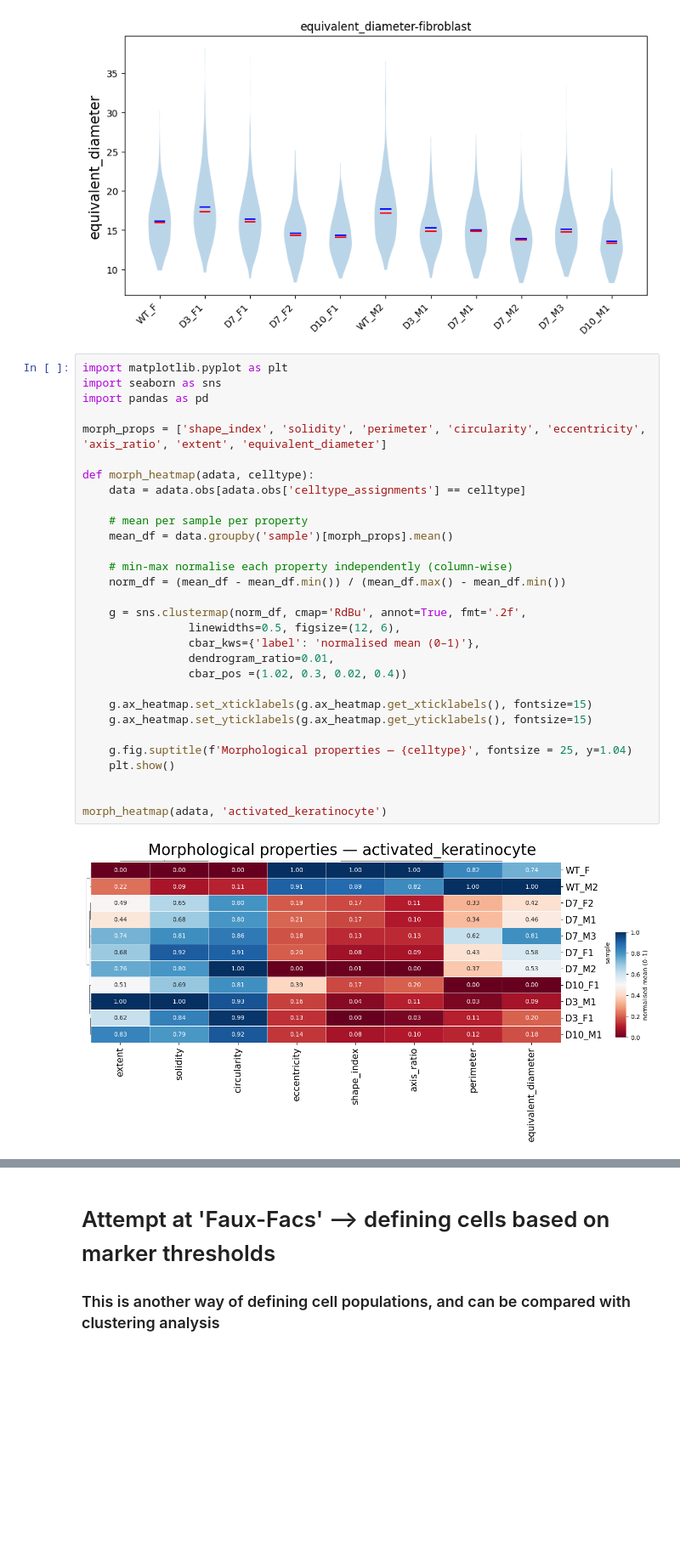
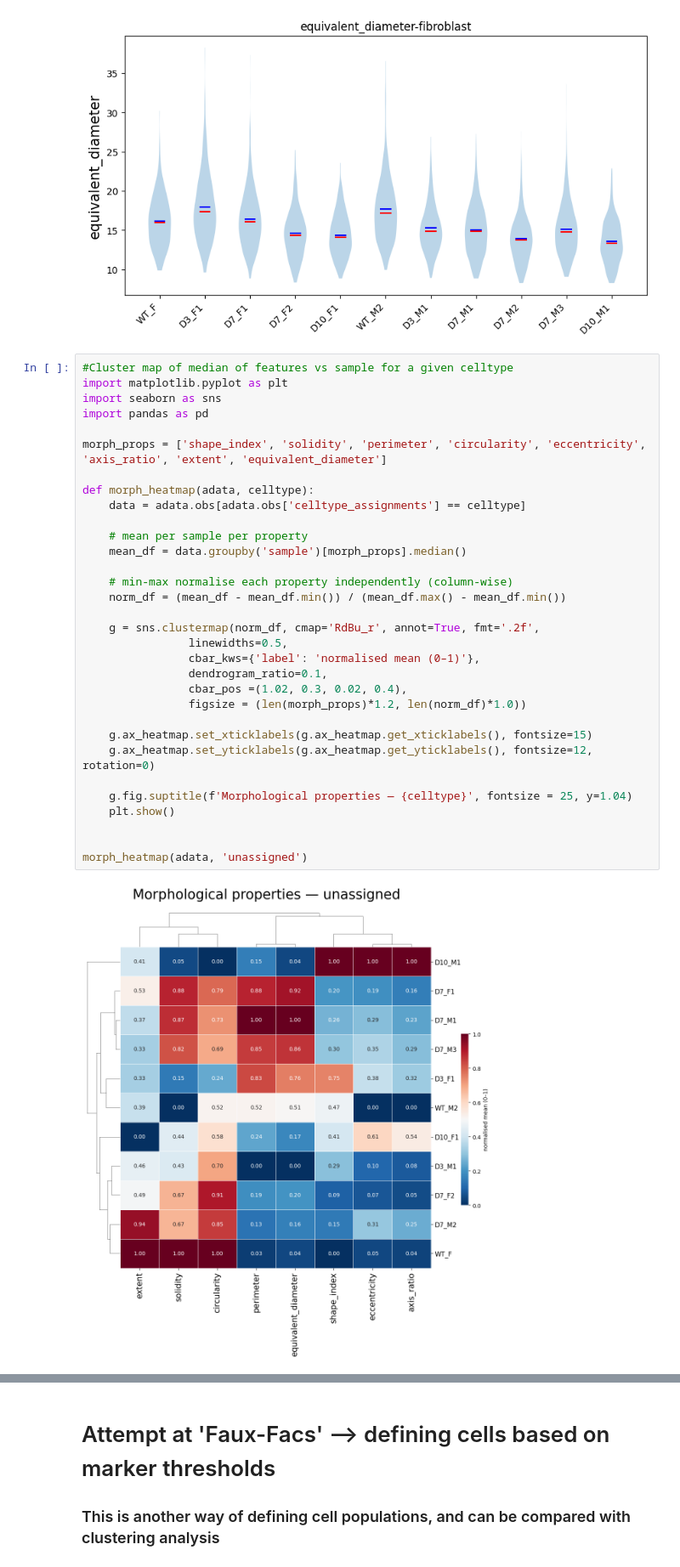
Before and after one commit to DominicBuxton/iMSC_Xenium_Phenocycler_Analysis, a Jupyter notebook: SpatialData_Analysis/phenocycler_analysis.ipynb, the cells around one changed output, grey strips where cells are left out. Shown at 85% size. Drawn from its saved outputs; the diff is of its cells as text; blank space fills up the shorter version.

Commit message:
more plot changes!!

```diff
--- a/SpatialData_Analysis/phenocycler_analysis.ipynb
+++ b/SpatialData_Analysis/phenocycler_analysis.ipynb
@@ -1081,34 +1081,36 @@ for prop in morph_props:
 [figure]
 [figure]
 # %%
+#Cluster map of median of features vs sample for a given celltype
 import matplotlib.pyplot as plt
 import seaborn as sns
 import pandas as pd
 
 morph_props = ['shape_index', 'solidity', 'perimeter', 'circularity', 'eccentricity', 'axis_ratio', 'extent', 'equivalent_diameter']
 
 def morph_heatmap(adata, celltype):
     data = adata.obs[adata.obs['celltype_assignments'] == celltype]
 
     # mean per sample per property
-    mean_df = data.groupby('sample')[morph_props].mean()
+    mean_df = data.groupby('sample')[morph_props].median()
 
     # min-max normalise each property independently (column-wise)
     norm_df = (mean_df - mean_df.min()) / (mean_df.max() - mean_df.min())
 
-    g = sns.clustermap(norm_df, cmap='RdBu', annot=True, fmt='.2f',
-                linewidths=0.5, figsize=(12, 6),
+    g = sns.clustermap(norm_df, cmap='RdBu_r', annot=True, fmt='.2f',
+                linewidths=0.5,
                 cbar_kws={'label': 'normalised mean (0–1)'},
-                dendrogram_ratio=0.01,
-                cbar_pos =(1.02, 0.3, 0.02, 0.4))
+                dendrogram_ratio=0.1,
+                cbar_pos =(1.02, 0.3, 0.02, 0.4),
+                figsize = (len(morph_props)*1.2, len(norm_df)*1.0))
 
     g.ax_heatmap.set_xticklabels(g.ax_heatmap.get_xticklabels(), fontsize=15)
-    g.ax_heatmap.set_yticklabels(g.ax_heatmap.get_yticklabels(), fontsize=15)
+    g.ax_heatmap.set_yticklabels(g.ax_heatmap.get_yticklabels(), fontsize=12, rotation=0)
 
     g.fig.suptitle(f'Morphological properties — {celltype}', fontsize = 25, y=1.04)
     plt.show()
 
 
-morph_heatmap(adata, 'activated_keratinocyte')
+morph_heatmap(adata, 'unassigned')
 # %% [output]
-[figure, old version]
+[figure, new version]
```
Also changed, not shown: parts of 5 cells of this notebook.
